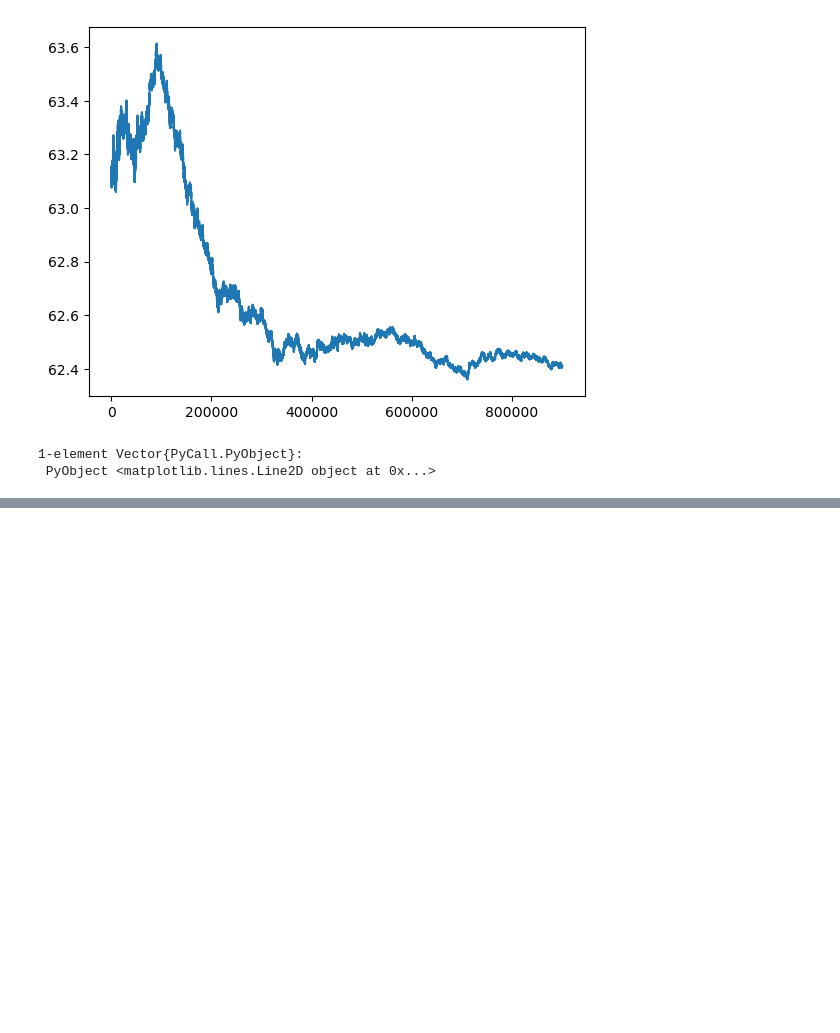
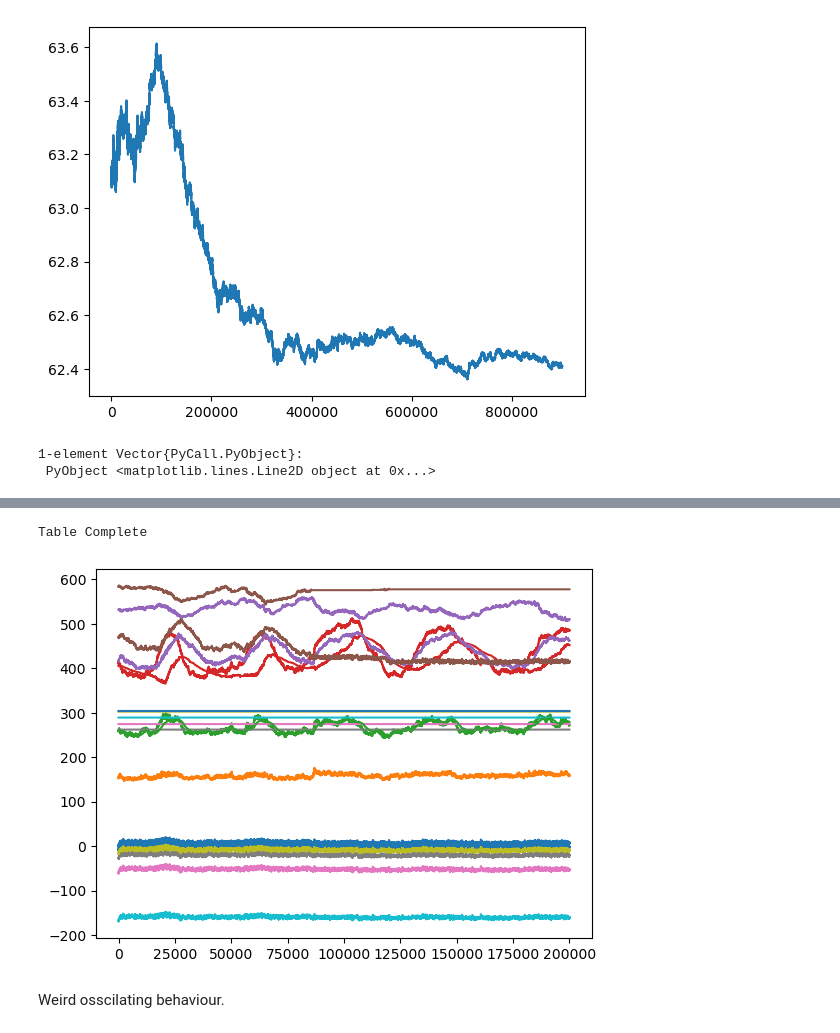
Before and after one commit to fairleyl/PhD-Code, a Jupyter notebook: AVI-Suite-Clean-BAS.ipynb, the cells around one changed output, grey strips where cells are left out. Saved outputs shown, nothing was run; the diff lists cells and outputs as text; code cells hidden in the pictures; blank space fills up the shorter version.

```diff
--- a/AVI-Suite-Clean-BAS.ipynb
+++ b/AVI-Suite-Clean-BAS.ipynb
@@ -3962,0 +4052,5 @@ PyPlot.plot(gsFA[1][100000:evalNMax])
+# %%
+nMax = 200000
+stepsize = 1/100
+vParams = resultCont2[1]
+resultCont3 = approxValueIterationCont(N,alpha_d, alpha_r, beta, tau, c0, c1, r, nMax, stepsize, vParams, features; printProgress = true, modCounter = 10000)
@@ -3962,0 +4079,21 @@ PyPlot.plot(gsFA[1][100000:evalNMax])
+# %%
+numPar = length(vParams)
+paramHist = resultCont3[2]
+paramHistT = Dict()
+for i in 1:numPar
+    paramHistT[i] = zeros(nMax)
+end
+for i in 1:numPar
+    for j in 1:nMax
+        paramHistT[i][j] = paramHist[j][i]
+    end
+end
+println("Table Complete")
+for i in 1:numPar
+    PyPlot.plot(paramHistT[i], label = i)
+end
+# %% [output]
+Table Complete
+[figure, added]
+# %% [markdown]
+Weird osscilating behaviour.
```
Also changed, not shown: parts of 28 cells of this notebook.
